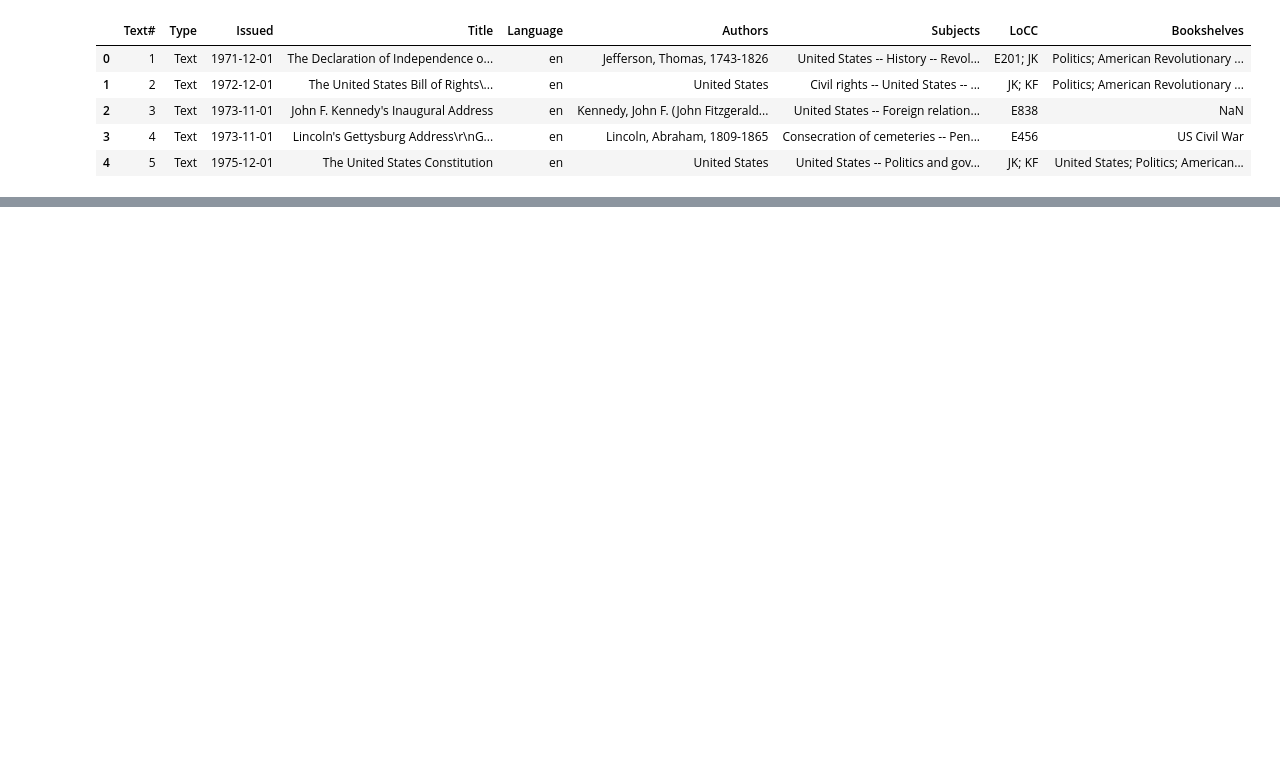
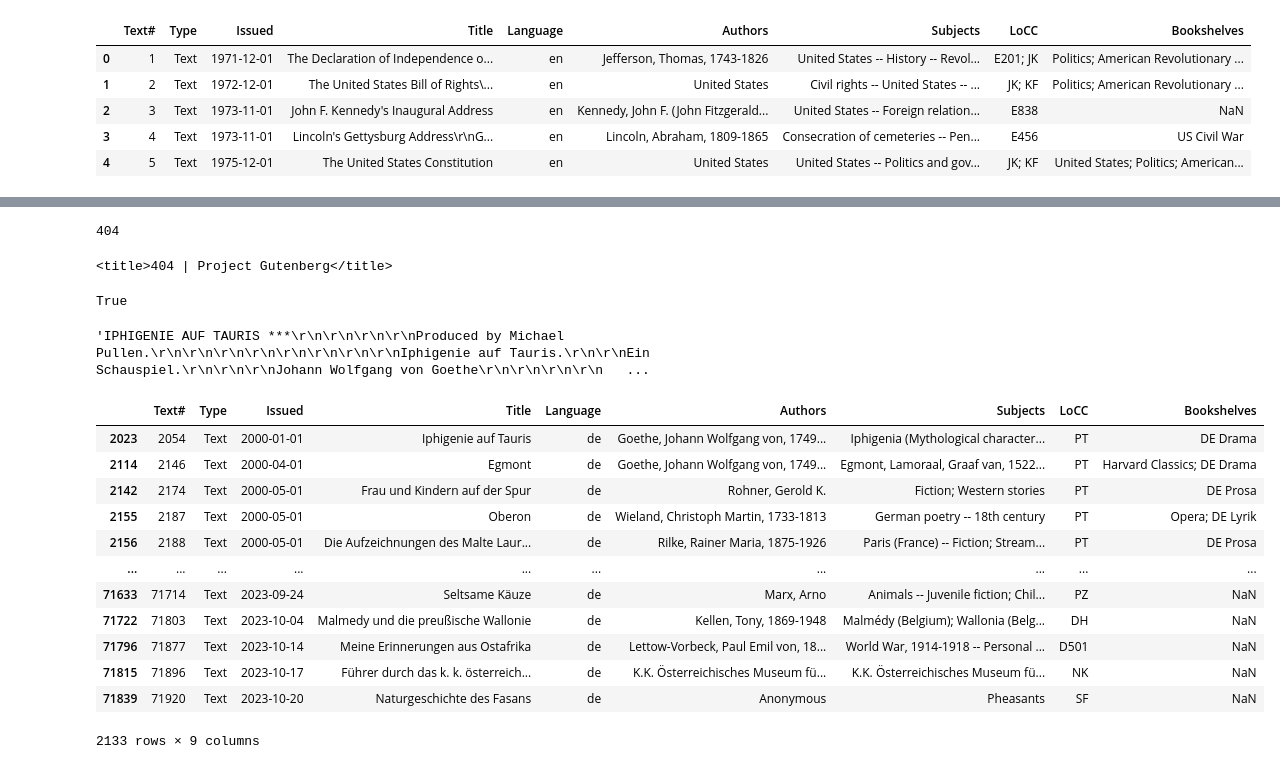
Before and after one commit to Powerkrieger/NobbyGPT, a Jupyter notebook: src/scraper/gutenberg_scraper.ipynb, the cells around one changed output, grey strips where cells are left out. Saved outputs shown, nothing was run; the diff lists cells and outputs as text; code cells hidden in the pictures; blank space fills up the shorter version.

Commit message:
finish german txt scraper

```diff
--- a/src/scraper/gutenberg_scraper.ipynb
+++ b/src/scraper/gutenberg_scraper.ipynb
@@ -26,0 +54,19 @@ deutsch.head()
+# %%
+from bs4 import BeautifulSoup
+import requests
+
+value = 10256
+plaintext_book_url = f'https://www.gutenberg.org/cache/epub/{value}/pg{value}.txt'
+# Send a GET request to the URL
+response = requests.get(plaintext_book_url)
+print(response.status_code)
+# Parse the HTML content of the page
+soup = BeautifulSoup(response.content, 'html.parser')
+soup.title
+# %% [output]
+404
+<title>404 | Project Gutenberg</title>
+# %%
+soup.title is not None
+# %% [output]
+True
@@ -26,0 +79,20 @@ deutsch.head()
+# %%
+content
+# %% [output]
+'IPHIGENIE AUF TAURIS ***\r\n\r\n\r\n\r\nProduced by Michael Pullen.\r\n\r\n\r\n\r\n\r\n\r\n\r\n\r\nIphigenie auf Tauris.\r\n\r\nEin Schauspiel.\r\n\r\n\r\nJohann Wolfgang von Goethe\r\n\r\n\r\n\r\n   ...
+# %%
+deutsch
+# %% [output]
+|  | Text# | Type | Issued | Title | Language | Authors | Subjects | LoCC | Bookshelves |
+| 2023 | 2054 | Text | 2000-01-01 | Iphigenie auf Tauris | de | Goethe, Johann Wolfgang von, 1749... | Iphigenia (Mythological character... | PT | DE Drama |
+| 2114 | 2146 | Text | 2000-04-01 | Egmont | de | Goethe, Johann Wolfgang von, 1749... | Egmont, Lamoraal, Graaf van, 1522... | PT | Harvard Classics; DE Drama |
+| 2142 | 2174 | Text | 2000-05-01 | Frau und Kindern auf der Spur | de | Rohner, Gerold K. | Fiction; Western stories | PT | DE Prosa |
+| 2155 | 2187 | Text | 2000-05-01 | Oberon | de | Wieland, Christoph Martin, 1733-1813 | German poetry -- 18th century | PT | Opera; DE Lyrik |
+| 2156 | 2188 | Text | 2000-05-01 | Die Aufzeichnungen des Malte Laur... | de | Rilke, Rainer Maria, 1875-1926 | Paris (France) -- Fiction; Stream... | PT | DE Prosa |
+| ... | ... | ... | ... | ... | ... | ... | ... | ... | ... |
+| 71633 | 71714 | Text | 2023-09-24 | Seltsame Käuze | de | Marx, Arno | Animals -- Juvenile fiction; Chil... | PZ | NaN |
+| 71722 | 71803 | Text | 2023-10-04 | Malmedy und die preußische Wallonie | de | Kellen, Tony, 1869-1948 | Malmédy (Belgium); Wallonia (Belg... | DH | NaN |
+| 71796 | 71877 | Text | 2023-10-14 | Meine Erinnerungen aus Ostafrika | de | Lettow-Vorbeck, Paul Emil von, 18... | World War, 1914-1918 -- Personal ... | D501 | NaN |
+| 71815 | 71896 | Text | 2023-10-17 | Führer durch das k. k. österreich... | de | K.K. Österreichisches Museum fü... | K.K. Österreichisches Museum fü... | NK | NaN |
+| 71839 | 71920 | Text | 2023-10-20 | Naturgeschichte des Fasans | de | Anonymous | Pheasants | SF | NaN |
+2133 rows × 9 columns
```
Also changed, not shown: parts of 3 cells of this notebook, 1 other file.
